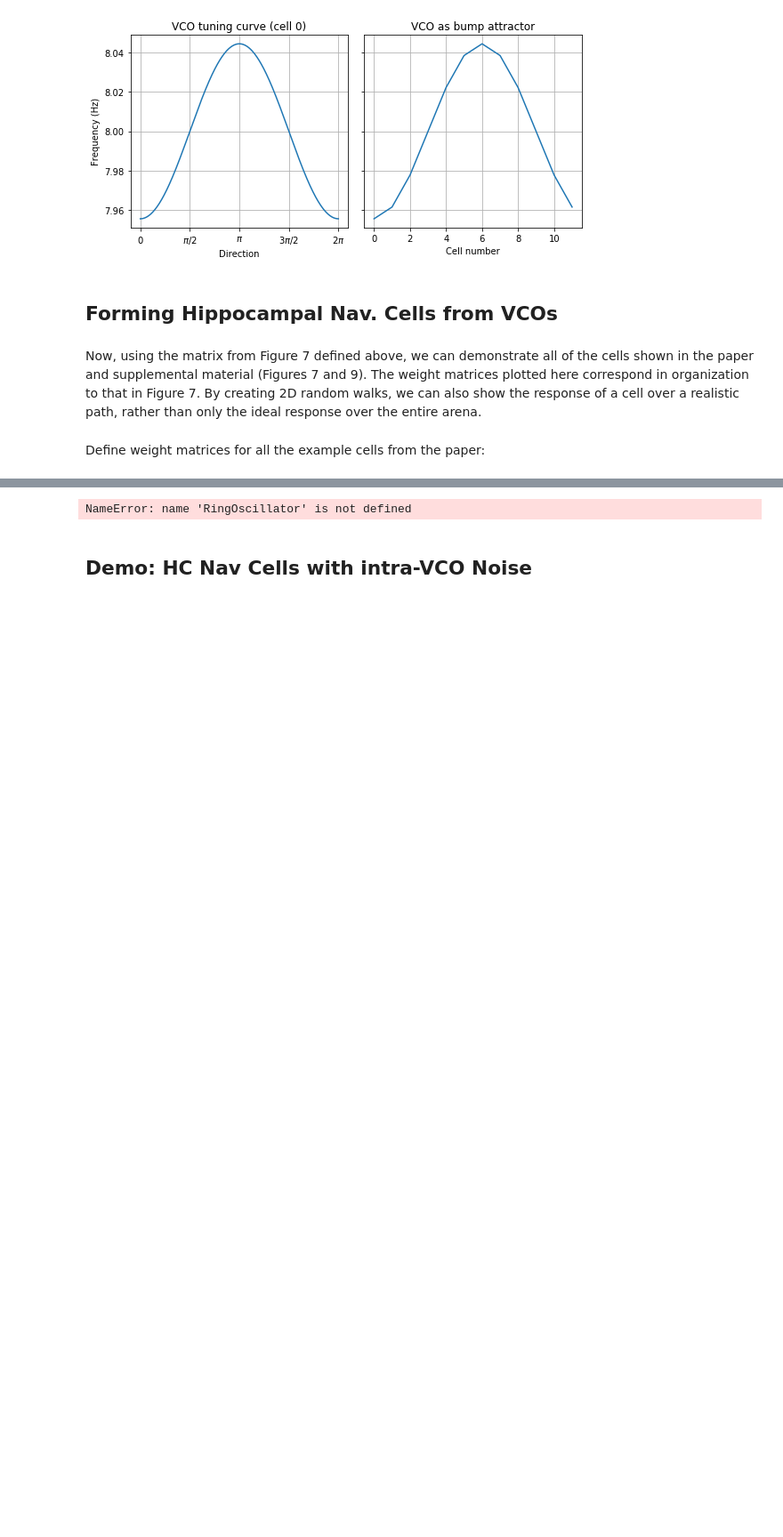
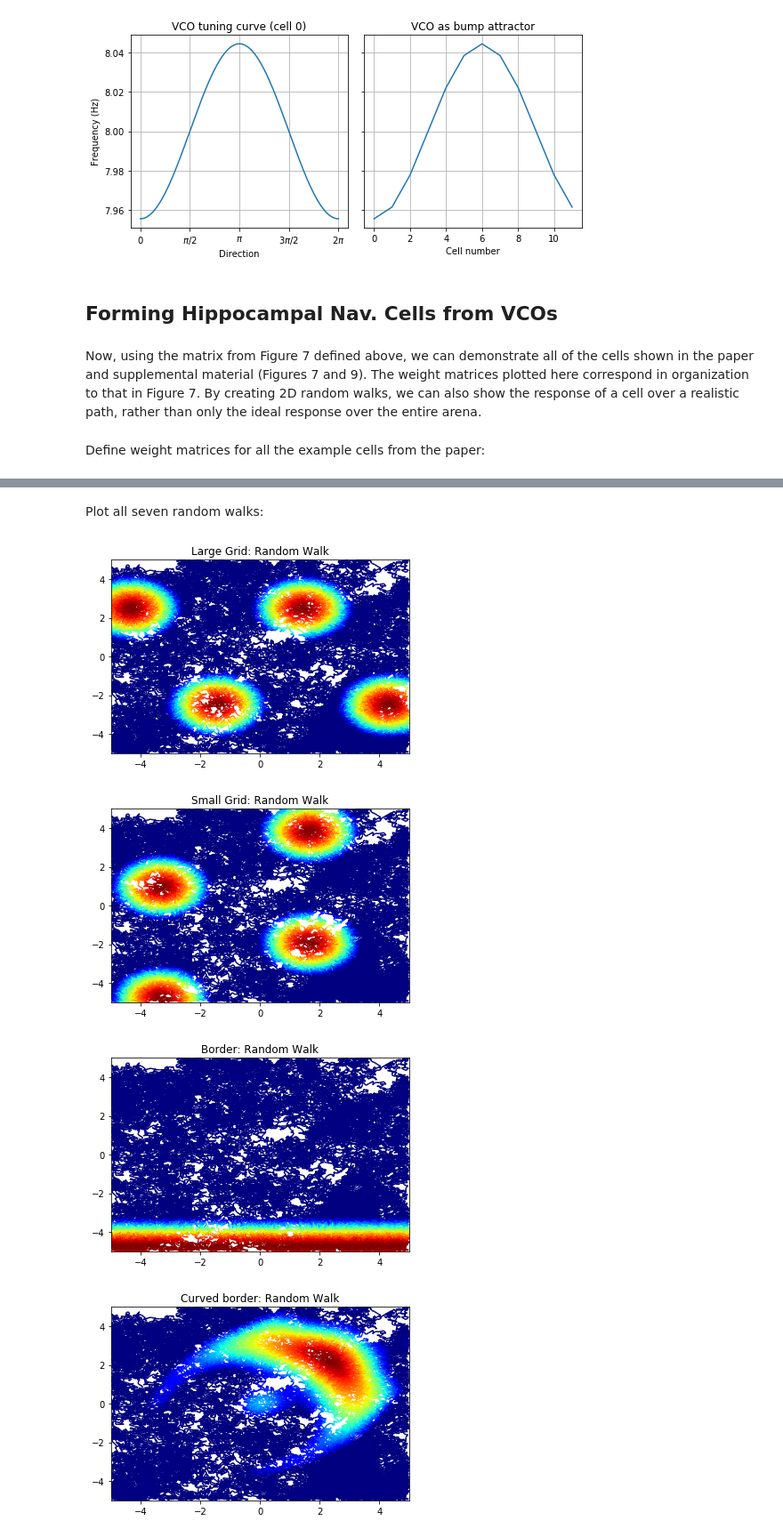
Before and after one commit to csmslab/hipposlam, a Jupyter notebook: welday.ipynb, the cells around one changed output, grey strips where cells are left out. Shown at 89% size. Cells and saved outputs as stored; diff of their text form; code cells hidden in the pictures; blank space fills up the shorter version.

```diff
--- a/welday.ipynb
+++ b/welday.ipynb
@@ -136,3 +190,3 @@ weights_dplace[4,:] = [0,2,2,10,7,0,0,5,6,2,6,4]
 # %%
 N=75000
-path = vco.randwalk(5,N,10)
+path = vco.randwalk(5,N,2*size)
@@ -156,5 +192,0 @@ axs[1].imshow(lgrid_env, aspect='auto', cmap='jet')
-# %%
-VCO_reg = RingOscillator(12,0.14,0)
-VCO_jitter = RingOscillator(12,0.14,0,1)
-# %% [output]
-NameError: name 'RingOscillator' is not defined
@@ -171,2 +192,0 @@ plt.colorbar()
-# %% [markdown]
-## Demo: HC Nav Cells with intra-VCO Noise
@@ -179,0 +193,28 @@ for row in range(6):
+# %% [markdown]
+Plot all seven random walks:
+# %%
+vco.plot_randwalk(path, vco.matrix_sum_rw(VCOmatrix, weights_lgrid, path))
+plt.title('Large Grid: Random Walk');
+
+vco.plot_randwalk(path, vco.matrix_sum_rw(VCOmatrix, weights_sgrid, path))
+plt.title('Small Grid: Random Walk');
+
+vco.plot_randwalk(path, vco.matrix_sum_rw(VCOmatrix, weights_border, path))
+plt.title('Border: Random Walk');
+
+vco.plot_randwalk(path, vco.matrix_sum_rw(VCOmatrix, weights_cborder, path))
+plt.title('Curved border: Random Walk');
+
+vco.plot_randwalk(path, vco.matrix_sum_rw(VCOmatrix, weights_lborder, path))
+plt.title('Lumpy border: Random Walk');
+
+vco.plot_randwalk(path, vco.matrix_sum_rw(VCOmatrix, weights_place, path))
+plt.title('Place: Random Walk');
+
+vco.plot_randwalk(path, vco.matrix_sum_rw(VCOmatrix, weights_dplace, path))
+plt.title('Place: Random Walk');
+# %% [output]
+[figure, added]
+[figure, added]
+[figure, added]
+[figure, added]
```
Also changed, not shown: parts of 76 cells of this notebook, 2 other files.
